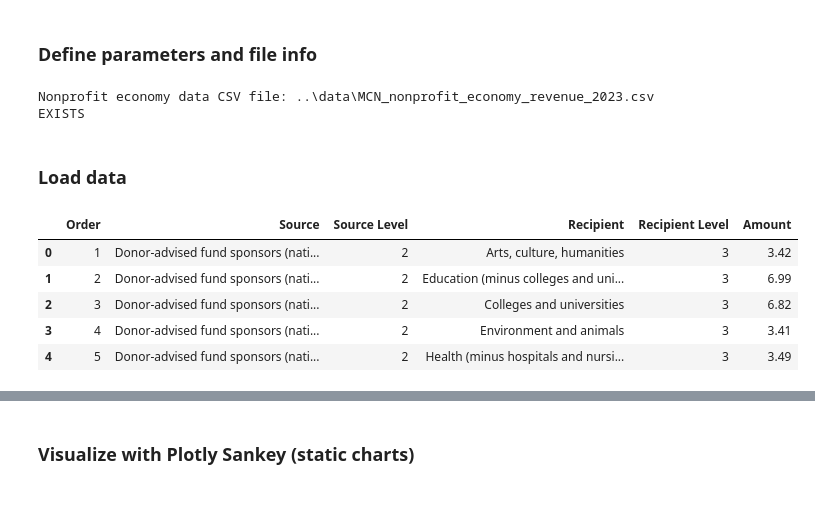
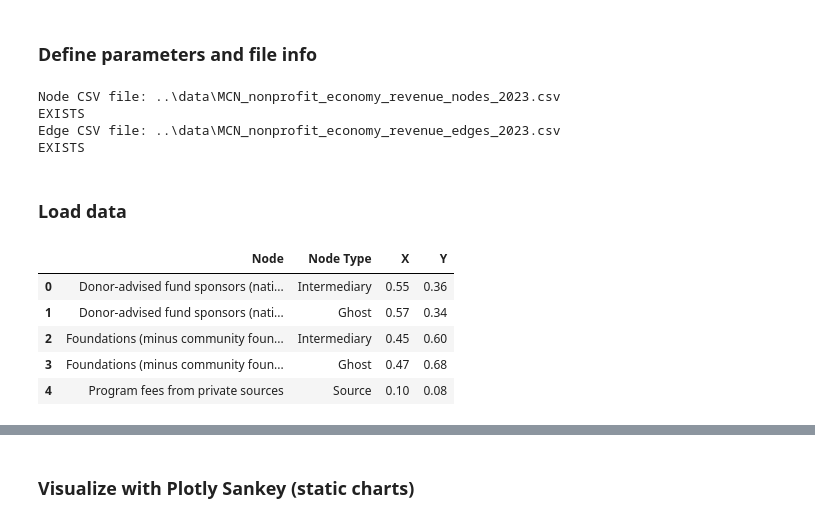
Before and after one commit to HFAwesomeCharts/MCNNonprofitEconomy, a Jupyter notebook: notebooks/MCN_NP_Economy_Figures.ipynb, the cells around one changed output, grey strips where cells are left out. Saved outputs shown, nothing was run; the diff lists cells and outputs as text; code cells hidden in the pictures.

```diff
--- a/notebooks/MCN_NP_Economy_Figures.ipynb
+++ b/notebooks/MCN_NP_Economy_Figures.ipynb
@@ -24,35 +14,42 @@ pd.set_option('display.max_colwidth', None)
 data_directory = r"..\data"
 
 # -----------------------------------------------------------------------
-# flow data
+# CSV data
 # -----------------------------------------------------------------------
-flow_csv_file = r"MCN_nonprofit_economy_revenue_2023.csv"
-flow_path = os.path.join(data_directory, flow_csv_file)
-print("Nonprofit economy data CSV file:", flow_path)
-if os.path.exists(flow_path):
+
+node_file = r"MCN_nonprofit_economy_revenue_nodes_2023.csv"
+node_path = os.path.join(data_directory, node_file)
+print("Node CSV file:", node_path)
+if os.path.exists(node_path):
+    print("EXISTS")
+
+edge_file = r"MCN_nonprofit_economy_revenue_edges_2023.csv"
+edge_path = os.path.join(data_directory, edge_file)
+print("Edge CSV file:", edge_path)
+if os.path.exists(edge_path):
     print("EXISTS")
 
 # -----------------------------------------------------------------------
-# Output files
+# Output
 # -----------------------------------------------------------------------
 
 output_directory = r"..\output"
 # %% [output]
-Nonprofit economy data CSV file: ..\data\MCN_nonprofit_economy_revenue_2023.csv
+Node CSV file: ..\data\MCN_nonprofit_economy_revenue_nodes_2023.csv
 EXISTS
+Edge CSV file: ..\data\MCN_nonprofit_economy_revenue_edges_2023.csv
+EXISTS
 # %% [markdown]
 ### Load data
 # %%
-# Load nonprofit economy revenue data
+# Load nonprofit economy node data
 
-flow_raw_df = pd.read_csv(flow_path)
-
-# print(flow_raw_df.info())
-flow_raw_df.head()
+node_raw_df = pd.read_csv(node_path)
+node_raw_df.head()
 # %% [output]
-|  | Order | Source | Source Level | Recipient | Recipient Level | Amount |
-| 0 | 1 | Donor-advised fund sponsors (nati... | 2 | Arts, culture, humanities | 3 | 3.42 |
-| 1 | 2 | Donor-advised fund sponsors (nati... | 2 | Education (minus colleges and uni... | 3 | 6.99 |
-| 2 | 3 | Donor-advised fund sponsors (nati... | 2 | Colleges and universities | 3 | 6.82 |
-| 3 | 4 | Donor-advised fund sponsors (nati... | 2 | Environment and animals | 3 | 3.41 |
-| 4 | 5 | Donor-advised fund sponsors (nati... | 2 | Health (minus hospitals and nursi... | 3 | 3.49 |
+|  | Node | Node Type | X | Y |
+| 0 | Donor-advised fund sponsors (nati... | Intermediary | 0.55 | 0.36 |
+| 1 | Donor-advised fund sponsors (nati... | Ghost | 0.57 | 0.34 |
+| 2 | Foundations (minus community foun... | Intermediary | 0.45 | 0.60 |
+| 3 | Foundations (minus community foun... | Ghost | 0.47 | 0.68 |
+| 4 | Program fees from private sources | Source | 0.10 | 0.08 |
```
Also changed, not shown: parts of 19 cells of this notebook, 3 other files.
